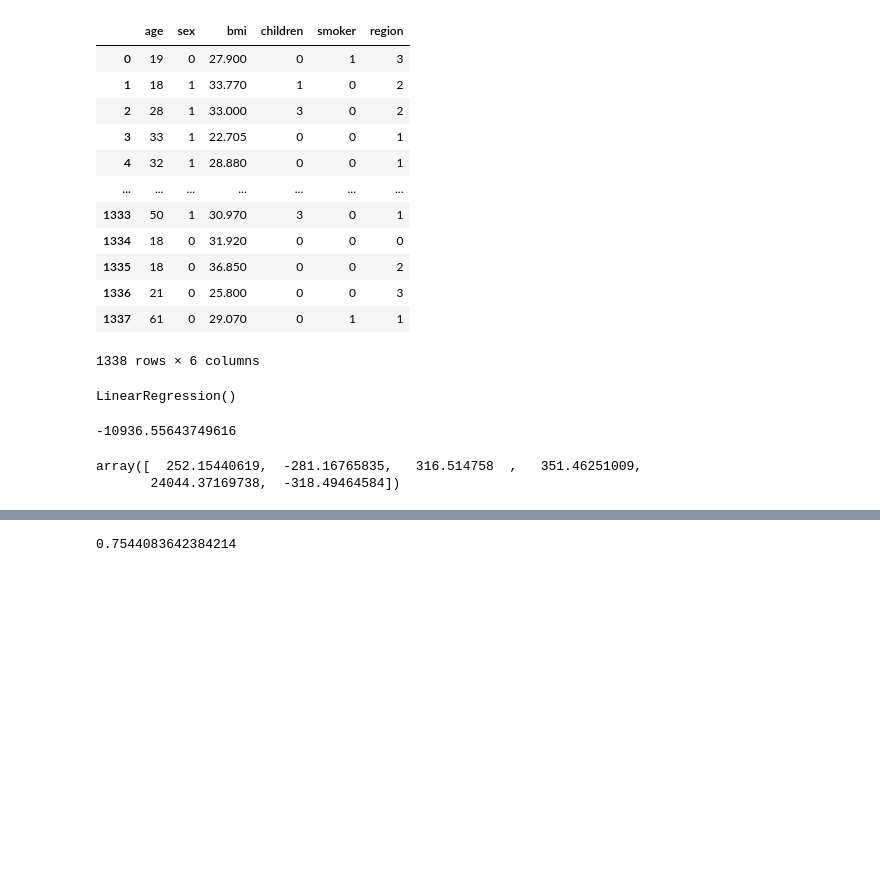
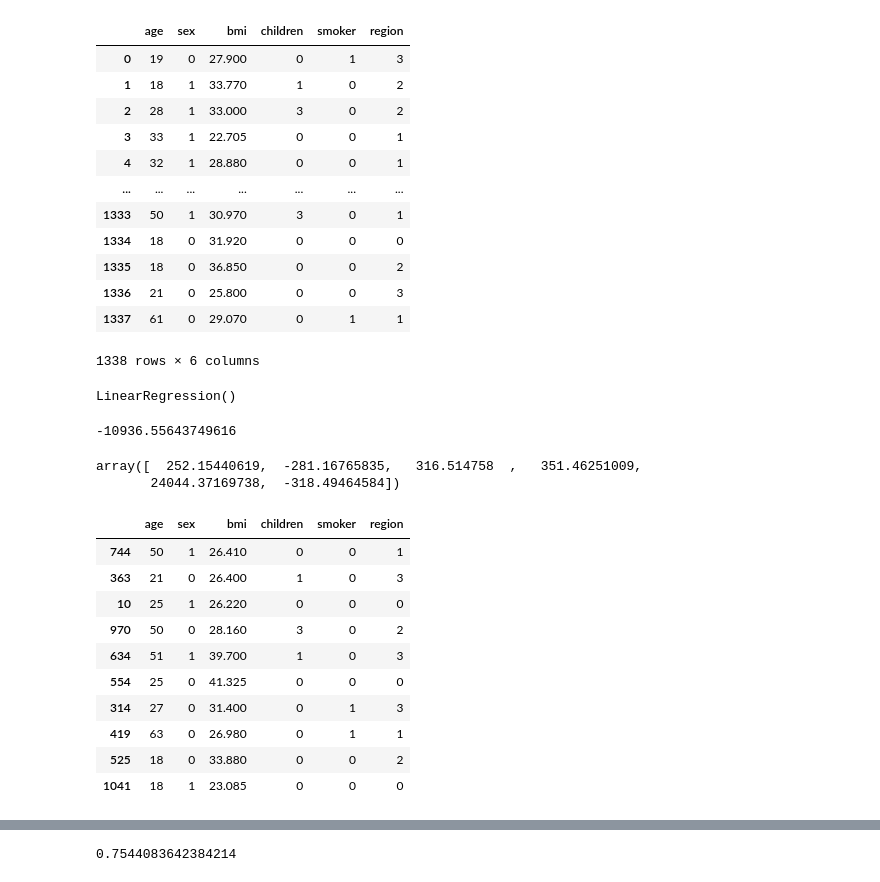
Before and after one commit to Aditya17Git/data-science, a Jupyter notebook: regression1.ipynb, the cells around one changed output, grey strips where cells are left out. Drawn from its saved outputs; the diff is of its cells as text; code cells hidden in the pictures; blank space fills up the shorter version.

```diff
--- a/regression1.ipynb
+++ b/regression1.ipynb
@@ -110,3 +110,17 @@ m
 # %% [output]
 array([  252.15440619,  -281.16765835,   316.514758  ,   351.46251009,
        24044.37169738,  -318.49464584])
+# %%
+x_train[:10]
+# %% [output]
+|  | age | sex | bmi | children | smoker | region |
+| 744 | 50 | 1 | 26.410 | 0 | 0 | 1 |
+| 363 | 21 | 0 | 26.400 | 1 | 0 | 3 |
+| 10 | 25 | 1 | 26.220 | 0 | 0 | 0 |
+| 970 | 50 | 0 | 28.160 | 3 | 0 | 2 |
+| 634 | 51 | 1 | 39.700 | 1 | 0 | 3 |
+| 554 | 25 | 0 | 41.325 | 0 | 0 | 0 |
+| 314 | 27 | 0 | 31.400 | 0 | 1 | 3 |
+| 419 | 63 | 0 | 26.980 | 0 | 1 | 1 |
+| 525 | 18 | 0 | 33.880 | 0 | 0 | 2 |
+| 1041 | 18 | 1 | 23.085 | 0 | 0 | 0 |
```
Also changed, not shown: parts of 13 cells of this notebook.
